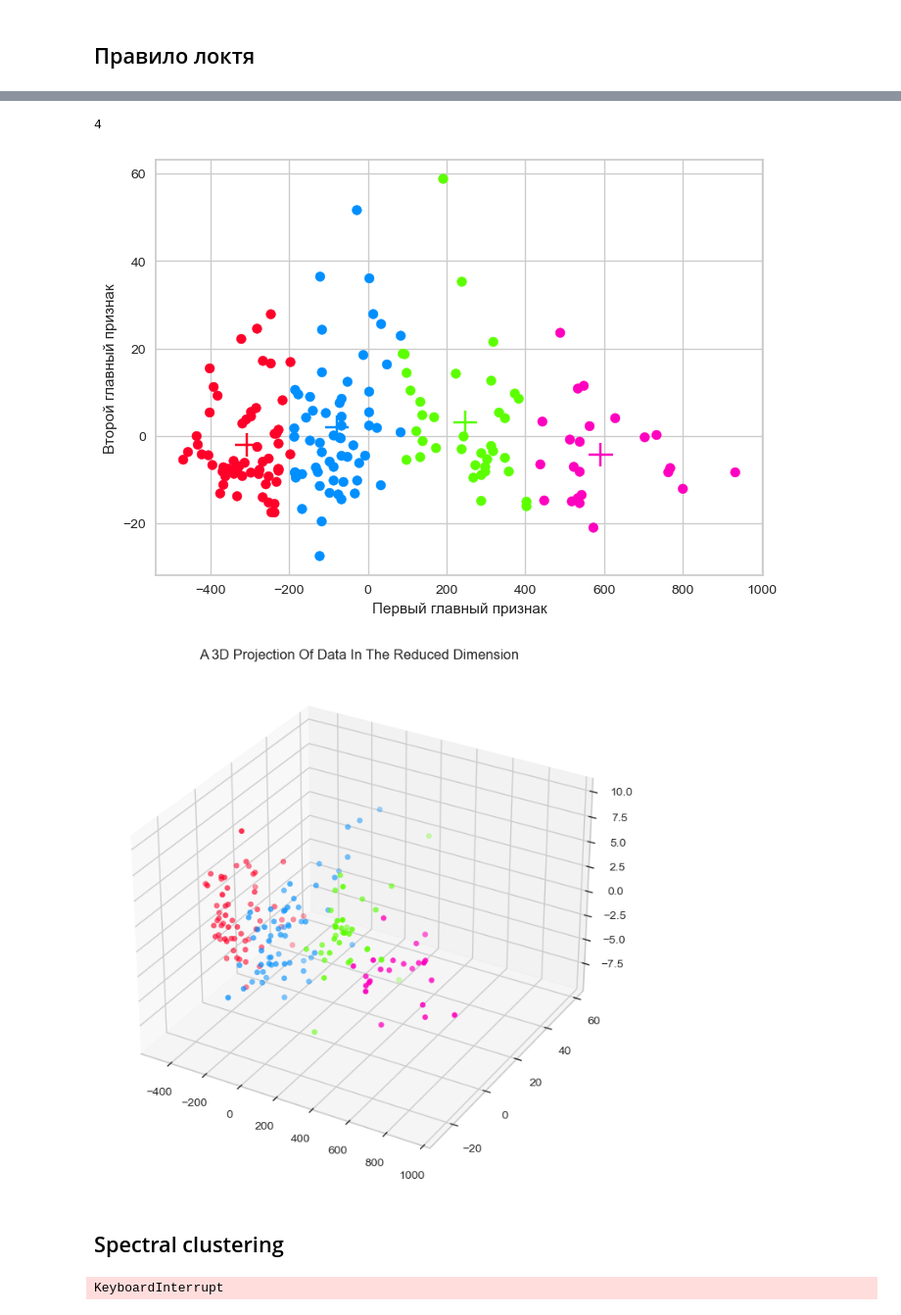
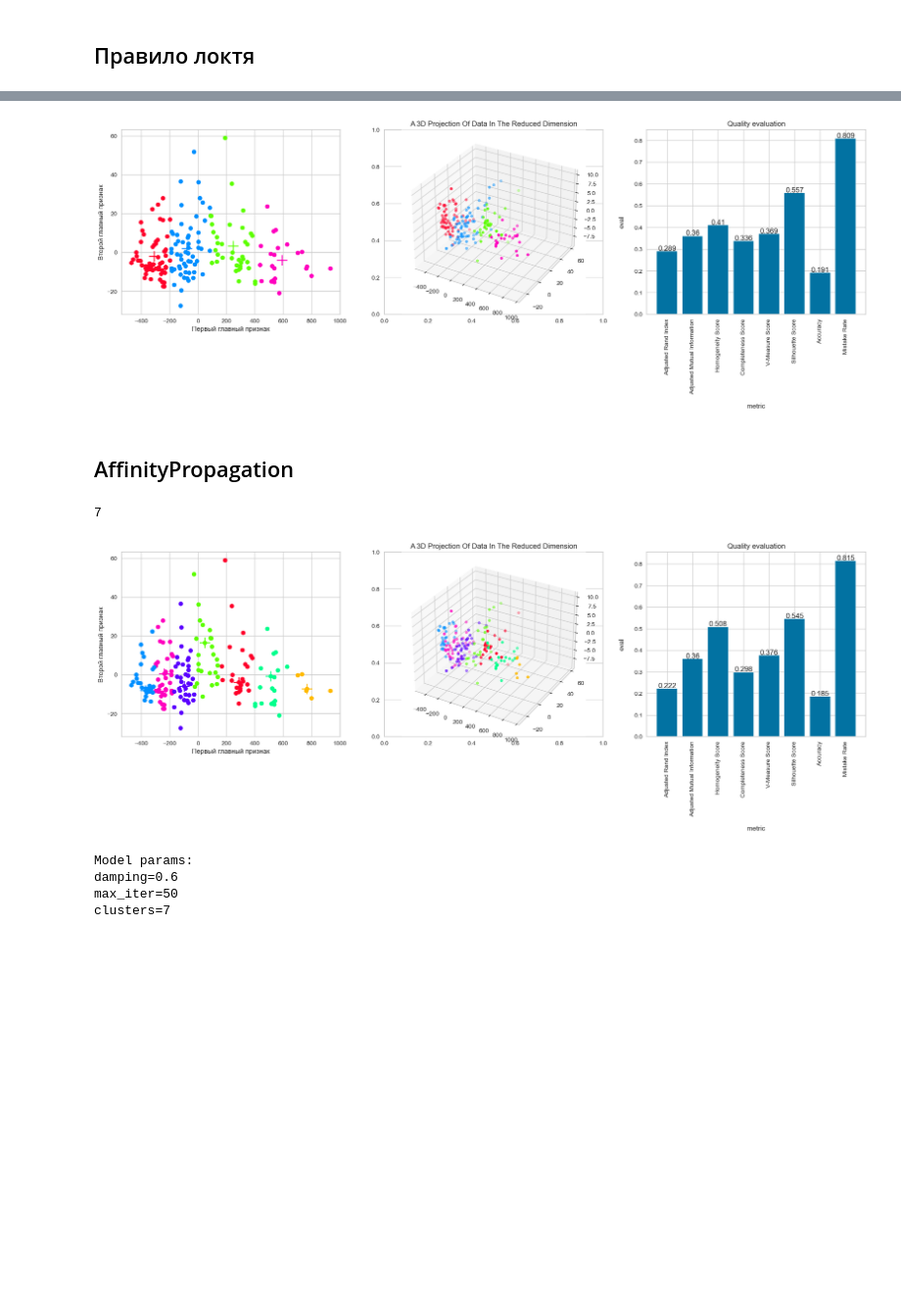
Before and after one commit to fongradnastya/data_anilysis6, a Jupyter notebook: notebooks/work6.ipynb, the cells around one changed output, grey strips where cells are left out. Shown at 98% size. Cells and saved outputs as stored; diff of their text form; code cells hidden in the pictures; blank space fills up the shorter version.

```diff
--- a/notebooks/work6.ipynb
+++ b/notebooks/work6.ipynb
@@ -138,12 +120,5 @@ elbow_value = elbow_rule(x)
 # %%
-print(elbow_value)
 km = KMeans(n_clusters=elbow_value, random_state=42).fit(x)
-plot_pca(x, km.labels_, c_centers=km.cluster_centers_)
-count_scores(x, y, km.labels_)
-plot_3d_pca(x, km.labels_)
+plot_pca(x, y, km.labels_, c_centers=km.cluster_centers_)
 # %% [output]
-4
-[figure, old version]
+[figure, new version]
-[figure, removed]
-# %% [markdown]
-## Spectral clustering
@@ -161,11 +125,30 @@ def create_cluster(cluster: Any, param_grid: dict[str, tuple[Any]]) -> Any:
-# %%
-params = {
-    "n_clusters": range(2, 10),
-    "gamma": tuple(map(lambda a: a / 100, range(90, 110))),
-    "assign_labels": ("kmeans", "discretize", "cluster_qr")
-}
-
-cluster = create_cluster(SpectralClustering, params)
-print(cluster)
-# %% [output]
-KeyboardInterrupt
+# %% [markdown]
+## AffinityPropagation
+# %%
+def build_af(x, y, param_grid, title):
+    fitted = []
+    for params in ParameterGrid(param_grid):
+        af = AffinityPropagation(**params, random_state=42).fit(x)
+        fitted.append((af, silhouette_score(x, af.labels_)))
+
+    af = max(fitted, key=lambda model: model[1])[0]
+    n_clusters = len(af.cluster_centers_indices_)
+    print(n_clusters)
+    plot_pca(x, y, af.labels_, c_centers=af.cluster_centers_)
+    print(f"Model params:\n"
+          f"damping={af.damping}\n"
+          f"max_iter={af.max_iter}\n"
+          f"clusters={n_clusters}")
+# %%
+param_grid_af = {
+        'damping': [0.5, 0.6, 0.7, 0.8, 0.9],
+        'max_iter': [50, 100, 200, 500],
+    }
+build_af(x, y, param_grid_af, f"Affinity Propagation Clustering")
+# %% [output]
+7
+[figure, added]
+Model params:
+damping=0.6
+max_iter=50
+clusters=7
```
Also changed, not shown: parts of 12 cells of this notebook.
